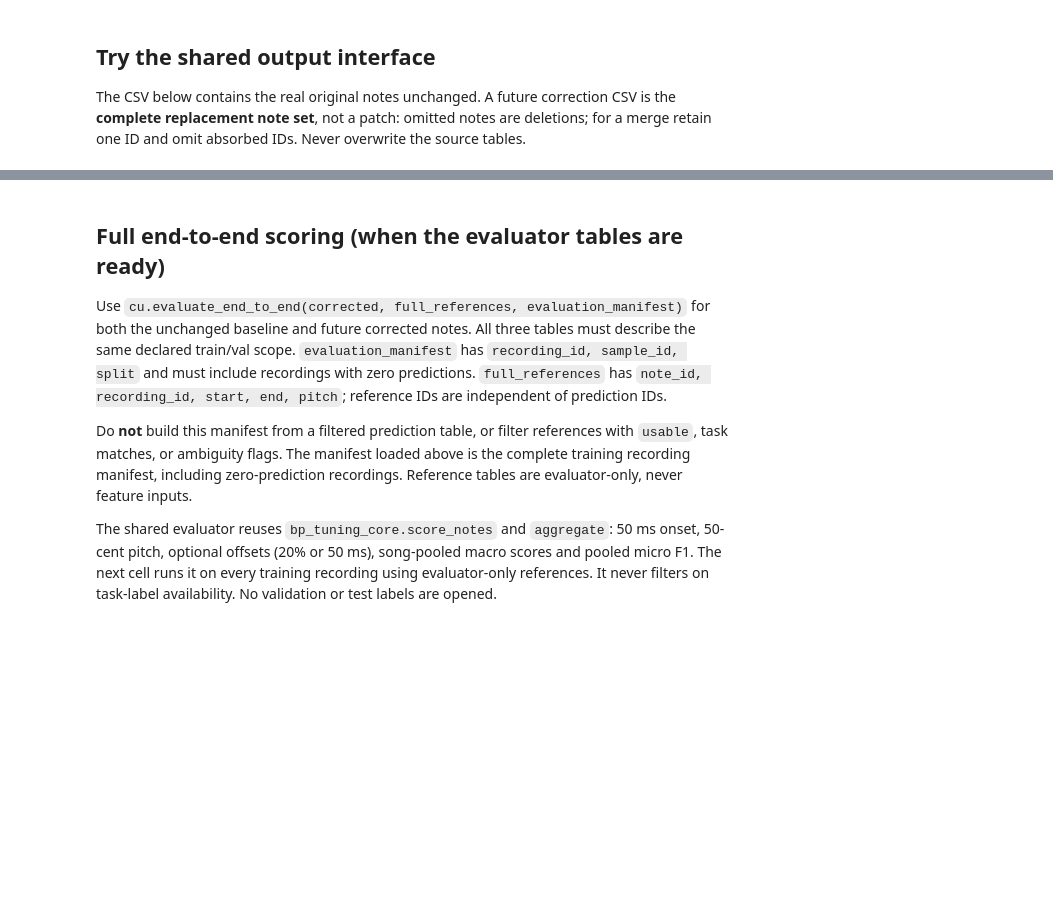
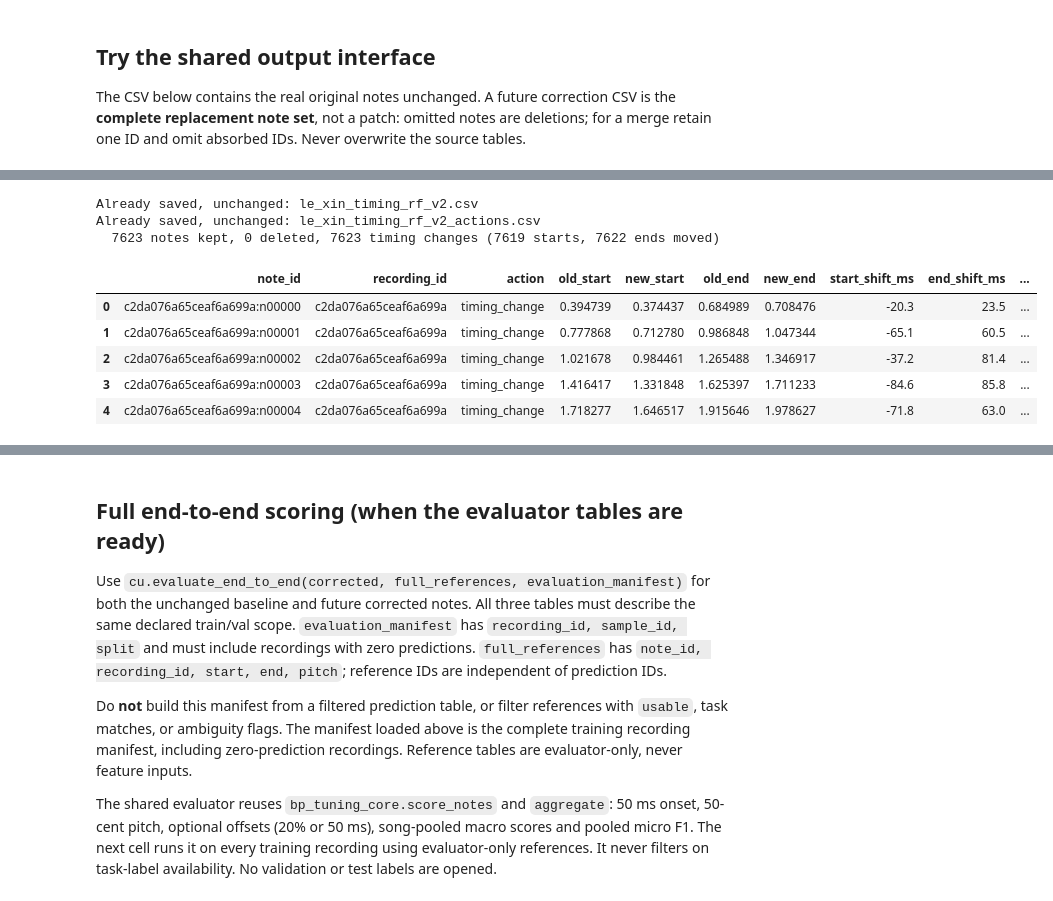
Before and after one commit to feliciaor2024-arch/Scoretify-Project, a Jupyter notebook: notebooks/correction_handover/le_xin_timing_starter.ipynb, the cells around one changed output, grey strips where cells are left out. Saved outputs shown, nothing was run; the diff lists cells and outputs as text; code cells hidden in the pictures; blank space fills up the shorter version.

```diff
--- a/notebooks/correction_handover/le_xin_timing_starter.ipynb
+++ b/notebooks/correction_handover/le_xin_timing_starter.ipynb
@@ -134,0 +250,63 @@ Unchanged-note interface example: c:\Data-Mining-Project\notebooks\correction_ha
+# %%
+# Step 4: export the corrected note table + a separate action history
+
+LABEL_VERSION = 'proposed_v2/train_targets_v2.csv (provisional)'
+EXPORTS = HERE / 'exports'
+
+def save_once(table, path, validate=False):
+    """Write a CSV the first time; on a rerun, check the saved file is identical instead of overwriting it."""
+    if path.exists():
+        saved = pd.read_csv(path, dtype={'note_id':str, 'recording_id':str})
+        pd.testing.assert_frame_equal(saved, table.reset_index(drop=True), check_dtype=False)
+        print('Already saved, unchanged:', path.name)
+    elif validate:
+        cu.export_corrections(table, manifest, path)   # validates the complete note table, never overwrites
+        print('Saved:', path.name)
+    else:
+        with path.open('x', encoding='utf-8', newline='') as handle:
+            table.to_csv(handle, index=False)
+        print('Saved:', path.name)
+
+def export_version(name, shift, model_label, **gates):
+    corrected = apply_shifts(shift, **gates)
+    assert len(corrected) == len(notes) and corrected['note_id'].tolist() == notes['note_id'].tolist()
+    assert corrected['pitch'].equals(notes['pitch'])                  # timing task: pitch untouched
+
+    # Action history: one row per note whose start or end moved (nothing is deleted or merged here).
+    old = notes.set_index('note_id')[['start', 'end']]
+    new = corrected.set_index('note_id')[['start', 'end']]
+    moved = (new['start'] - old['start']).abs().gt(1e-9) | (new['end'] - old['end']).abs().gt(1e-9)
+    history = pd.DataFrame({
+        'note_id':      new.index[moved],
+        'recording_id': corrected.set_index('note_id').loc[moved, 'recording_id'].to_numpy(),
+        'action':       'timing_change',
+        'old_start':    old.loc[moved, 'start'].to_numpy(),
+        'new_start':    new.loc[moved, 'start'].to_numpy(),
+        'old_end':      old.loc[moved, 'end'].to_numpy(),
+        'new_end':      new.loc[moved, 'end'].to_numpy(),
+    })
+    history['start_shift_ms'] = ((history['new_start'] - history['old_start']) * 1000).round(1)
+    history['end_shift_ms']   = ((history['new_end']   - history['old_end'])   * 1000).round(1)
+    history['model'] = model_label
+    history['label_version'] = LABEL_VERSION
+
+    save_once(corrected[cu.NOTE_COLUMNS], EXPORTS / f'le_xin_timing_{name}.csv', validate=True)
+    save_once(history, EXPORTS / f'le_xin_timing_{name}_actions.csv')
+    print(f'  {len(corrected)} notes kept, 0 deleted, {len(history)} timing changes '
+          f'({history.start_shift_ms.ne(0).sum()} starts, {history.end_shift_ms.ne(0).sum()} ends moved)')
+    return corrected, history
+
+corrected_rf, history_rf = export_version(
+    'rf_v2', shift_rf,
+    'RandomForestRegressor(n_estimators=150, min_samples_leaf=20, max_features=0.6), out-of-fold by song')
+display(history_rf.head())
+# %% [output]
+Already saved, unchanged: le_xin_timing_rf_v2.csv
+Already saved, unchanged: le_xin_timing_rf_v2_actions.csv
+  7623 notes kept, 0 deleted, 7623 timing changes (7619 starts, 7622 ends moved)
+|  | note_id | recording_id | action | old_start | new_start | old_end | new_end | start_shift_ms | end_shift_ms | ... |
+| 0 | c2da076a65ceaf6a699a:n00000 | c2da076a65ceaf6a699a | timing_change | 0.394739 | 0.374437 | 0.684989 | 0.708476 | -20.3 | 23.5 | ... |
+| 1 | c2da076a65ceaf6a699a:n00001 | c2da076a65ceaf6a699a | timing_change | 0.777868 | 0.712780 | 0.986848 | 1.047344 | -65.1 | 60.5 | ... |
+| 2 | c2da076a65ceaf6a699a:n00002 | c2da076a65ceaf6a699a | timing_change | 1.021678 | 0.984461 | 1.265488 | 1.346917 | -37.2 | 81.4 | ... |
+| 3 | c2da076a65ceaf6a699a:n00003 | c2da076a65ceaf6a699a | timing_change | 1.416417 | 1.331848 | 1.625397 | 1.711233 | -84.6 | 85.8 | ... |
+| 4 | c2da076a65ceaf6a699a:n00004 | c2da076a65ceaf6a699a | timing_change | 1.718277 | 1.646517 | 1.915646 | 1.978627 | -71.8 | 63.0 | ... |
```
Also changed, not shown: parts of 16 cells of this notebook, 20 other files.
